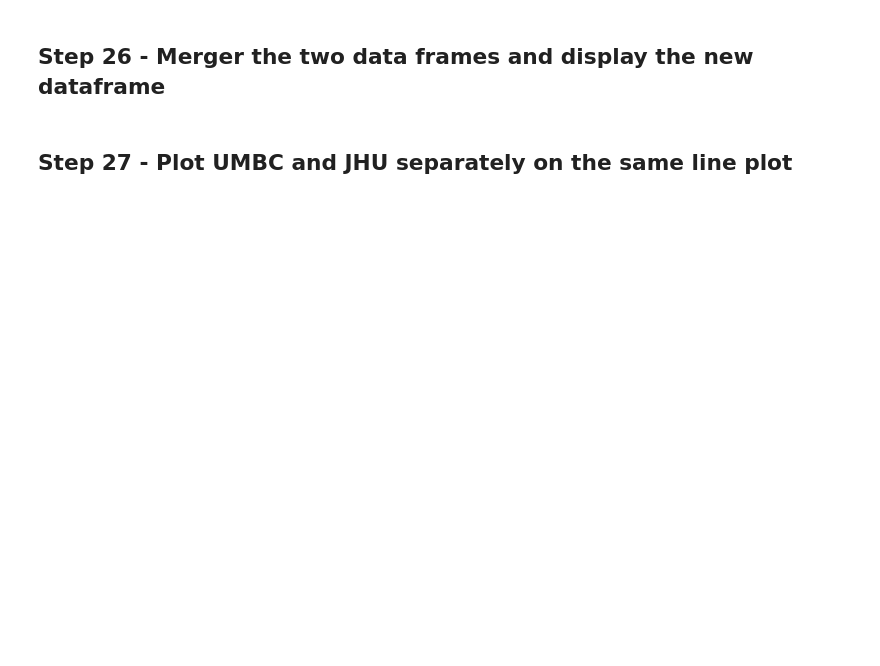
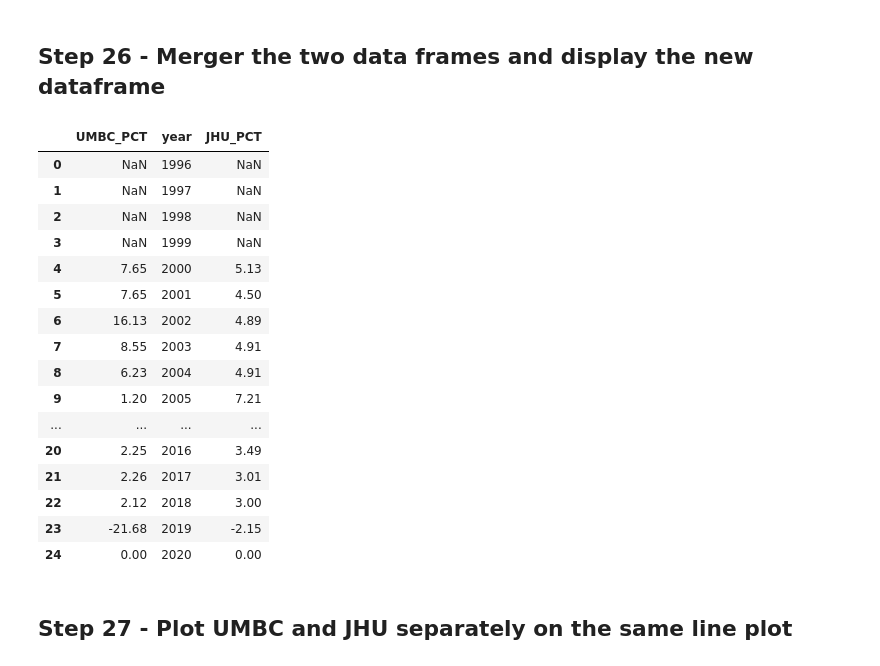
Before and after one commit to vunnampragathi/690-stats-and-visu, a Jupyter notebook: assignments_06/assignment_06.ipynb, the cells around one changed output. Drawn from its saved outputs; the diff is of its cells as text; code cells hidden in the pictures; blank space fills up the shorter version.

```diff
--- a/assignments_06/assignment_06.ipynb
+++ b/assignments_06/assignment_06.ipynb
@@ -626,0 +652,5 @@ First make a umbc2 dataframe with only two columns needed. We don't need other c
+# %%
+#(Write code here)
+umbc2 = df1[['percent_change_tution', 'year']]
+umbc2.rename(columns = {'percent_change_tution': 'UMBC_PCT'}, inplace=True)
+umbc2.head()
@@ -632,0 +671,5 @@ Then make a jhu2 dataframe with only two columns needed. WE don't need other col
+# %%
+#(Write code here)
+jhu2= df2[['percent_change_tution', 'year']]
+jhu2.rename(columns = {'percent_change_tution': 'JHU_PCT'}, inplace=True)
+jhu2.head()
@@ -637,2 +688,24 @@ Then make a jhu2 dataframe with only two columns needed. WE don't need other col
+# %%
+#(Write code here)
+df4=pd.merge(umbc2, jhu2, left_on='year', right_on='year', how='inner')
+df4
+# %% [output]
+|  | UMBC_PCT | year | JHU_PCT |
+| 0 | NaN | 1996 | NaN |
+| 1 | NaN | 1997 | NaN |
+| 2 | NaN | 1998 | NaN |
+| 3 | NaN | 1999 | NaN |
+| 4 | 7.65 | 2000 | 5.13 |
+| 5 | 7.65 | 2001 | 4.50 |
+| 6 | 16.13 | 2002 | 4.89 |
+| 7 | 8.55 | 2003 | 4.91 |
+| 8 | 6.23 | 2004 | 4.91 |
+| 9 | 1.20 | 2005 | 7.21 |
+| ... | ... | ... | ... |
+| 20 | 2.25 | 2016 | 3.49 |
+| 21 | 2.26 | 2017 | 3.01 |
+| 22 | 2.12 | 2018 | 3.00 |
+| 23 | -21.68 | 2019 | -2.15 |
+| 24 | 0.00 | 2020 | 0.00 |
 # %% [markdown]
 ## Step 27 - Plot UMBC and JHU separately on the same line plot
```
Also changed, not shown: parts of 23 cells of this notebook.
